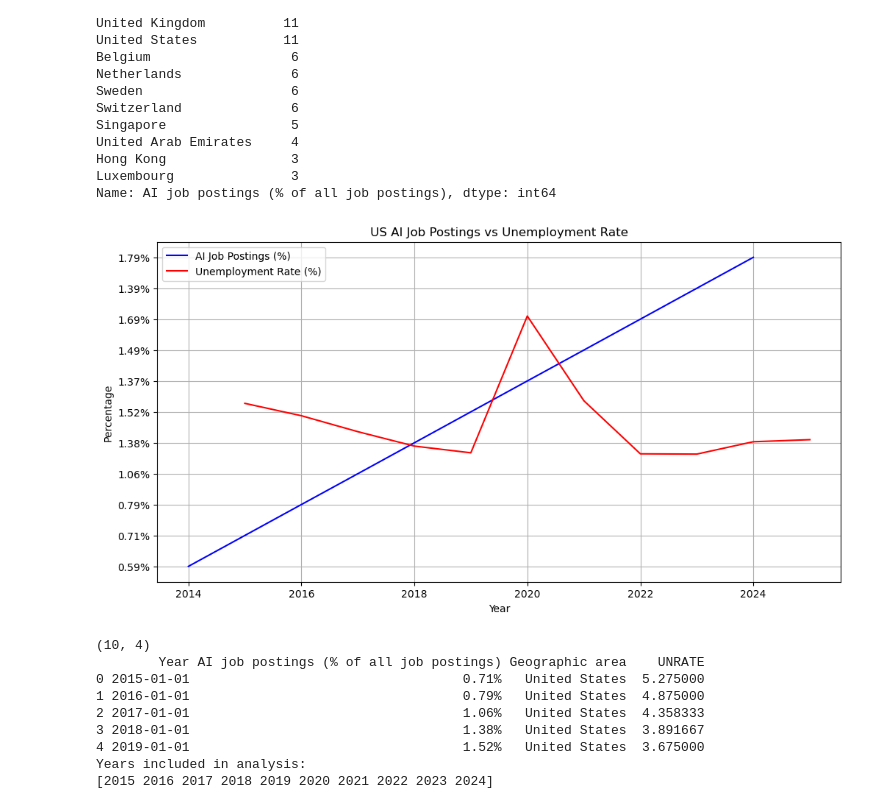
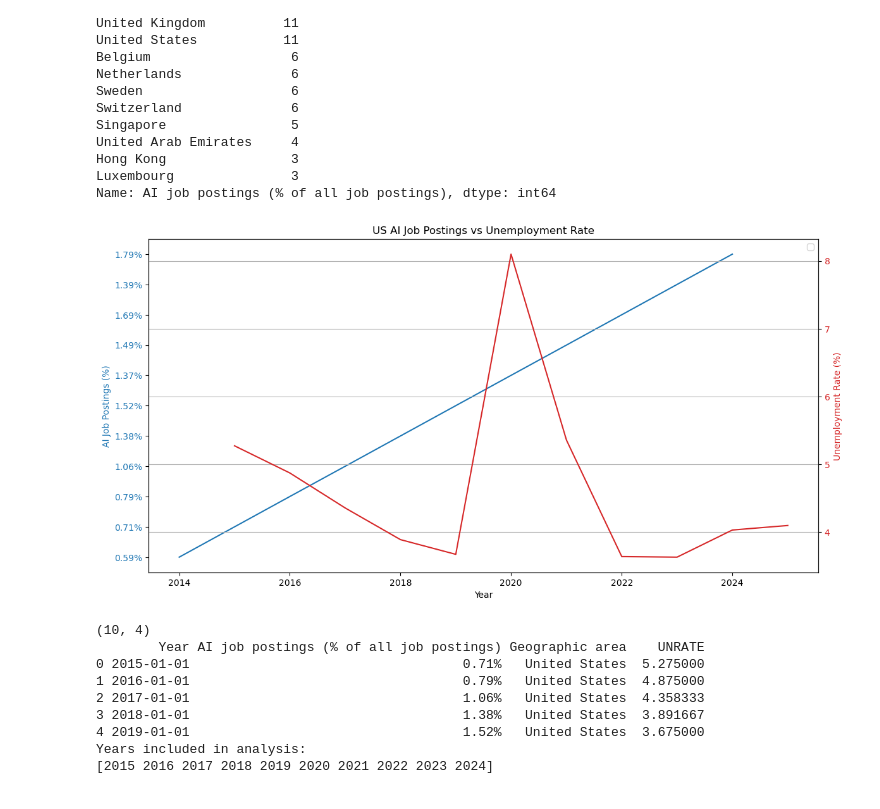
Before and after one commit to ABigJuicyBurger/data-science-project-clean, a Jupyter notebook: new-data-science-project/AI-to-UE.ipynb, the cells around one changed output. Cells and saved outputs as stored; diff of their text form; code cells hidden in the pictures.

```diff
--- a/new-data-science-project/AI-to-UE.ipynb
+++ b/new-data-science-project/AI-to-UE.ipynb
@@ -167,22 +168,41 @@ Name: AI job postings (% of all job postings), dtype: int64
 # %%
 # Convert your unemployment data to yearly format to match with AI postings
 unemployment['Year'] = pd.to_datetime(unemployment['observation_date']).dt.year
 yearly_unemployment = unemployment.groupby('Year')['UNRATE'].mean().reset_index()
 
 # Convert Year to datetime to match your ai_postings_zero format
 yearly_unemployment['Year'] = pd.to_datetime(yearly_unemployment['Year'], format='%Y')
 
-plt.figure(figsize=(12, 6))
-plt.plot(us_ai_postings['Year'], us_ai_postings['AI job postings (% of all job postings)'], 'b-', label='AI Job Postings (%)')
-plt.plot(yearly_unemployment['Year'], yearly_unemployment['UNRATE'], 'r-', label='Unemployment Rate (%)')
+# Create figure and primary axis
+fig, ax1 = plt.subplots(figsize=(12, 6))
+
+# Plot AI job postings on primary y-axis
+color = 'tab:blue'
+ax1.set_xlabel('Year')
+ax1.set_ylabel('AI Job Postings (%)', color=color)
+ax1.plot(us_ai_postings['Year'], us_ai_postings['AI job postings (% of all job postings)'], color=color)
+ax1.tick_params(axis='y', labelcolor=color)
+
+# Create secondary y-axis for unemployment rate
+ax2 = ax1.twinx()
+color = 'tab:red'
+ax2.set_ylabel('Unemployment Rate (%)', color=color)
+ax2.plot(yearly_unemployment['Year'], yearly_unemployment['UNRATE'], color=color)
+ax2.tick_params(axis='y', labelcolor=color)
+
+# Add title and legend
+fig.tight_layout()
 plt.title('US AI Job Postings vs Unemployment Rate')
-plt.xlabel('Year')
-plt.ylabel('Percentage')
-plt.legend()
+
+# Create a manual legend
+lines1, labels1 = ax1.get_legend_handles_labels()
+lines2, labels2 = ax2.get_legend_handles_labels()
+ax1.legend(lines1 + lines2, ['AI Job Postings (%)'] + ['Unemployment Rate (%)'], loc='best')
+
 plt.grid(True)
 plt.show()
 # %% [output]
-[figure, old version]
+[figure, new version]
 # %%
 # Now merge dataset
 merged_data = pd.merge(
```
Also changed, not shown: parts of 3 cells of this notebook, 1 other file.
